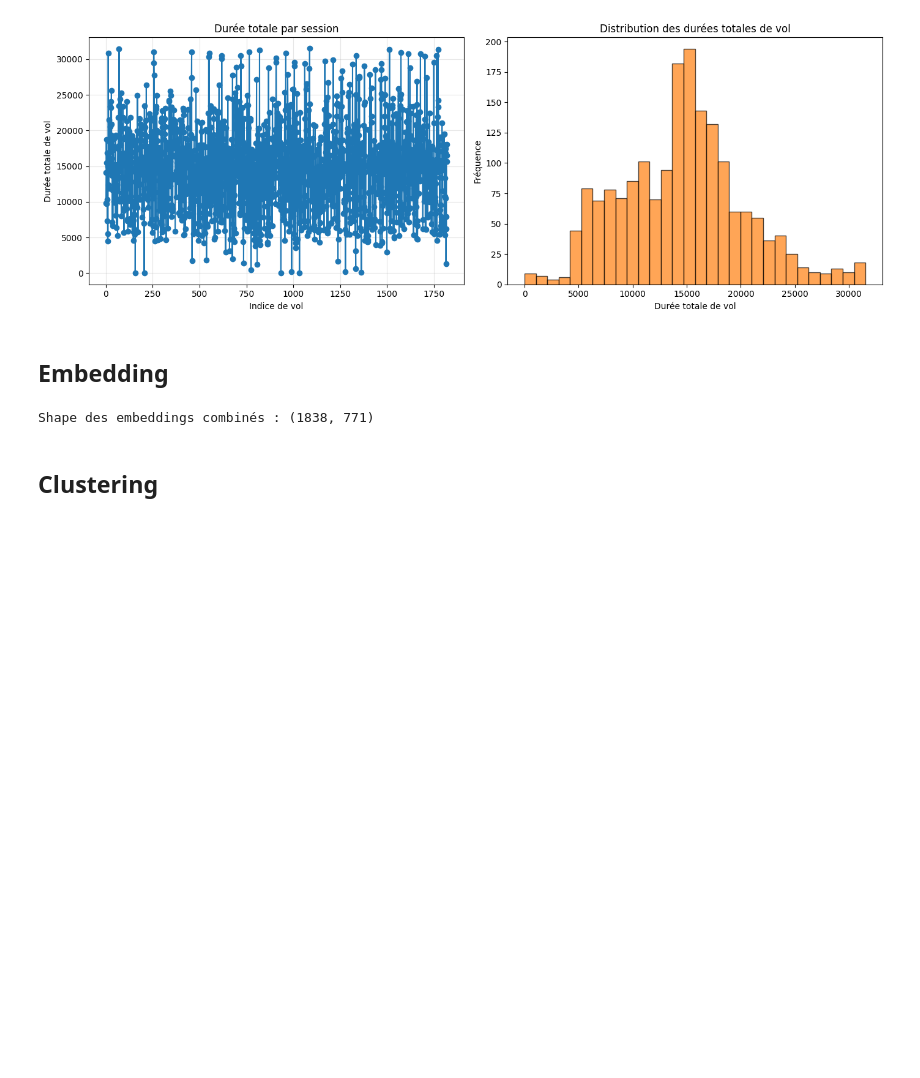
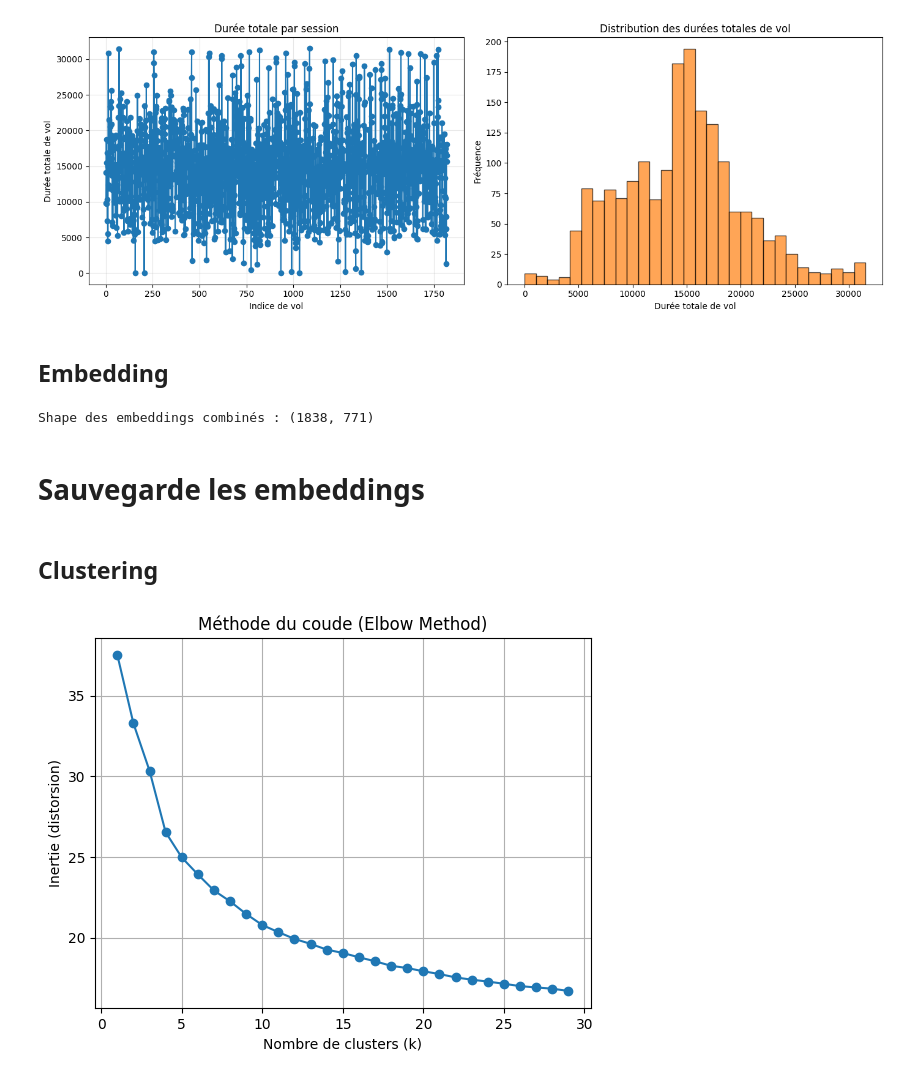
Before and after one commit to picqflorian/PIE-Airbus-Helicopter, a Jupyter notebook: LLM_Clustering.ipynb, the cells around one changed output. Cells and saved outputs as stored; diff of their text form; code cells hidden in the pictures; blank space fills up the shorter version.

```diff
--- a/LLM_Clustering.ipynb
+++ b/LLM_Clustering.ipynb
@@ -139,0 +171,2 @@ Shape des embeddings combinés : (1838, 771)
+# %% [markdown]
+# Sauvegarde les embeddings
@@ -140,3 +175,26 @@ Shape des embeddings combinés : (1838, 771)
 # %% [markdown]
 ## Clustering
+# %%
+import matplotlib.pyplot as plt
+from sklearn.cluster import KMeans
+
+# combined_embeddings : tableau numpy (n_samples x embedding_dim)
+
+inertias = []
+K = range(1, 30)
+
+for k in K:
+    kmeans = KMeans(n_clusters=k, n_init=10, random_state=42)
+    kmeans.fit(combined_embeddings)
+    inertias.append(kmeans.inertia_)
+
+# Visualisation
+plt.plot(K, inertias, marker='o')
+plt.xlabel('Nombre de clusters (k)')
+plt.ylabel('Inertie (distorsion)')
+plt.title('Méthode du coude (Elbow Method)')
+plt.grid(True)
+plt.show()
+# %% [output]
+[figure, added]
 # %%
```
Also changed, not shown: parts of 14 cells of this notebook.
